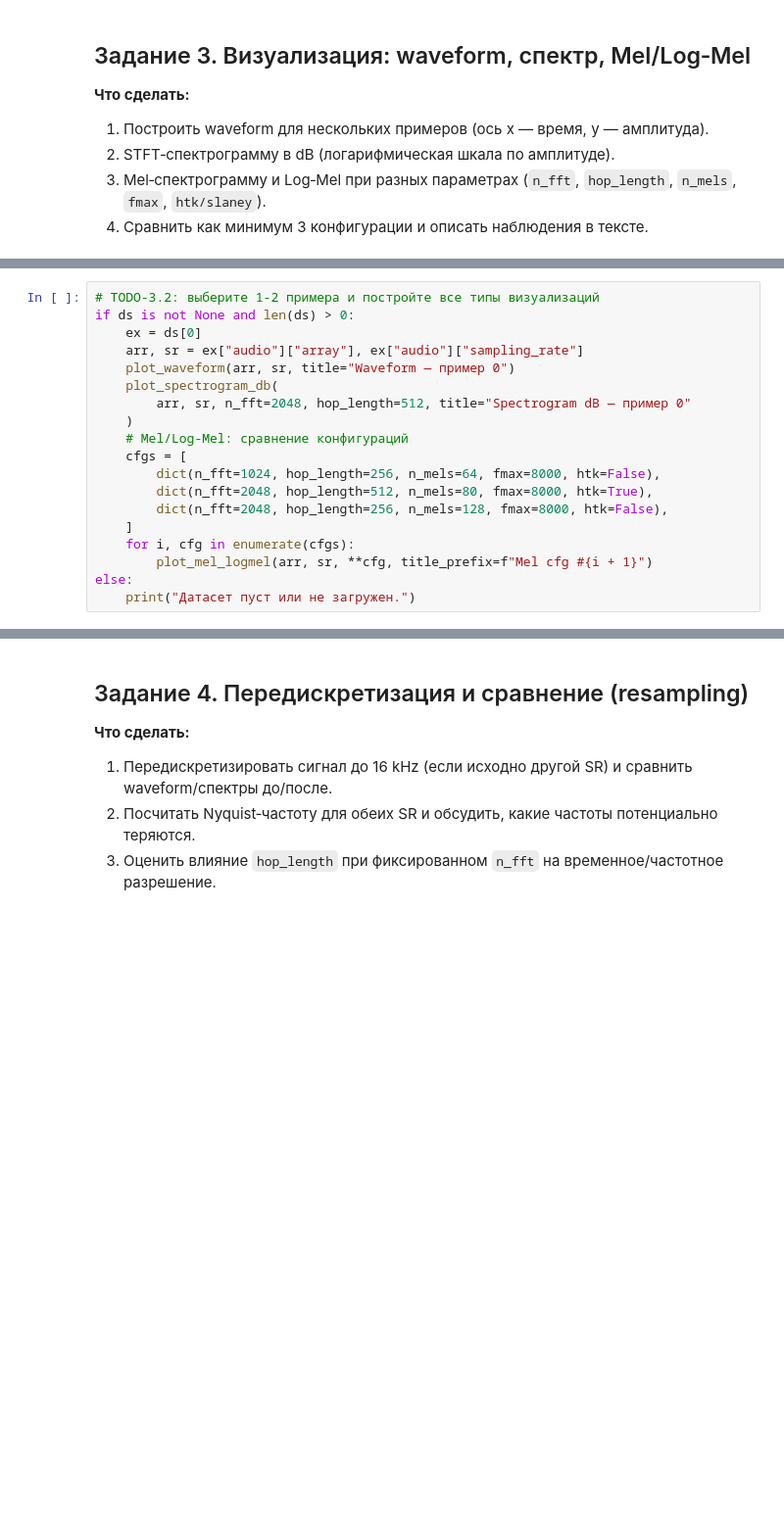
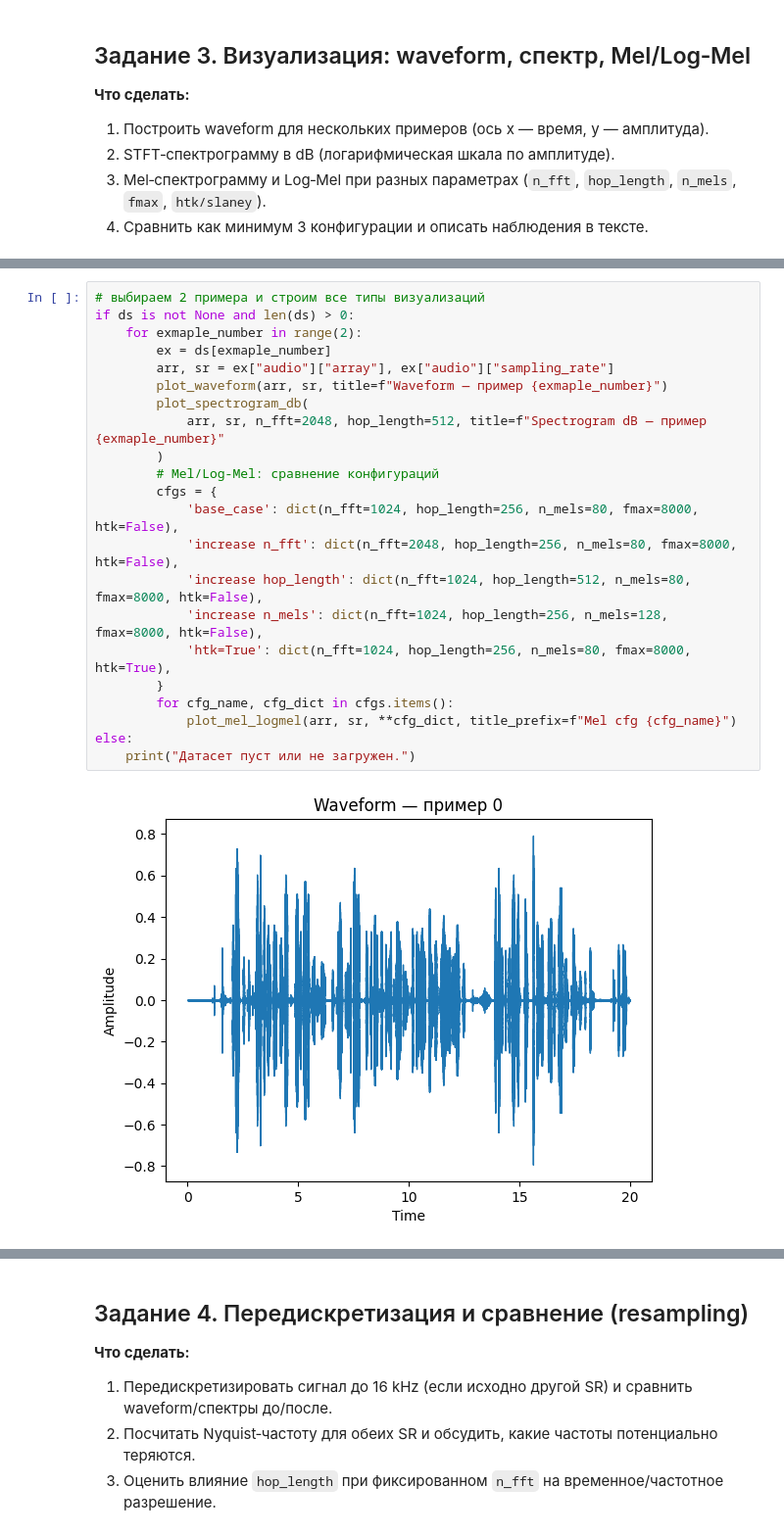
Before and after one commit to Sypoo1/mtuci-audio, a Jupyter notebook: lab1/lab1.ipynb, the cells around one changed output, grey strips where cells are left out. Shown at 98% size. Drawn from its saved outputs; the diff is of its cells as text; blank space fills up the shorter version.

```diff
--- a/lab1/lab1.ipynb
+++ b/lab1/lab1.ipynb
@@ -293,21 +287,26 @@ def plot_mel_logmel(
     plt.show()
     return mel, logmel
 # %%
-# TODO-3.2: выберите 1-2 примера и постройте все типы визуализаций
+# выбираем 2 примера и строим все типы визуализаций
 if ds is not None and len(ds) > 0:
-    ex = ds[0]
-    arr, sr = ex["audio"]["array"], ex["audio"]["sampling_rate"]
-    plot_waveform(arr, sr, title="Waveform — пример 0")
-    plot_spectrogram_db(
-        arr, sr, n_fft=2048, hop_length=512, title="Spectrogram dB — пример 0"
-    )
-    # Mel/Log‑Mel: сравнение конфигураций
-    cfgs = [
-        dict(n_fft=1024, hop_length=256, n_mels=64, fmax=8000, htk=False),
-        dict(n_fft=2048, hop_length=512, n_mels=80, fmax=8000, htk=True),
-        dict(n_fft=2048, hop_length=256, n_mels=128, fmax=8000, htk=False),
-    ]
-    for i, cfg in enumerate(cfgs):
-        plot_mel_logmel(arr, sr, **cfg, title_prefix=f"Mel cfg #{i + 1}")
+    for exmaple_number in range(2):
+        ex = ds[exmaple_number]
+        arr, sr = ex["audio"]["array"], ex["audio"]["sampling_rate"]
+        plot_waveform(arr, sr, title=f"Waveform — пример {exmaple_number}")
+        plot_spectrogram_db(
+            arr, sr, n_fft=2048, hop_length=512, title=f"Spectrogram dB — пример {exmaple_number}"
+        )
+        # Mel/Log‑Mel: сравнение конфигураций
+        cfgs = {
+            'base_case': dict(n_fft=1024, hop_length=256, n_mels=80, fmax=8000, htk=False),
+            'increase n_fft': dict(n_fft=2048, hop_length=256, n_mels=80, fmax=8000, htk=False),
+            'increase hop_length': dict(n_fft=1024, hop_length=512, n_mels=80, fmax=8000, htk=False),
+            'increase n_mels': dict(n_fft=1024, hop_length=256, n_mels=128, fmax=8000, htk=False),
+            'htk=True': dict(n_fft=1024, hop_length=256, n_mels=80, fmax=8000, htk=True),
+        }
+        for cfg_name, cfg_dict in cfgs.items():
+            plot_mel_logmel(arr, sr, **cfg_dict, title_prefix=f"Mel cfg {cfg_name}")
 else:
     print("Датасет пуст или не загружен.")
+# %% [output]
+[figure, added]
```
Also changed, not shown: parts of 5 cells of this notebook.
